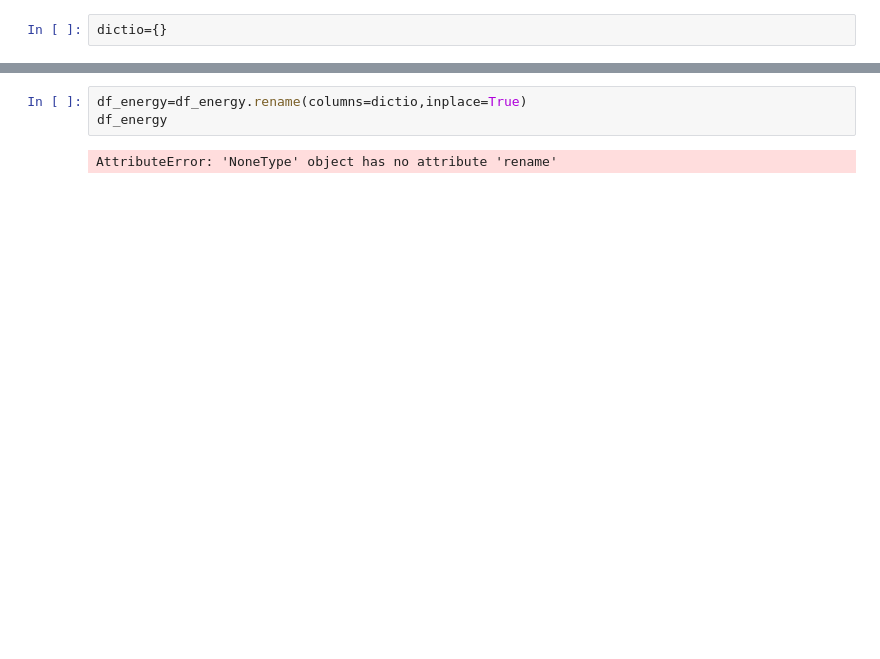
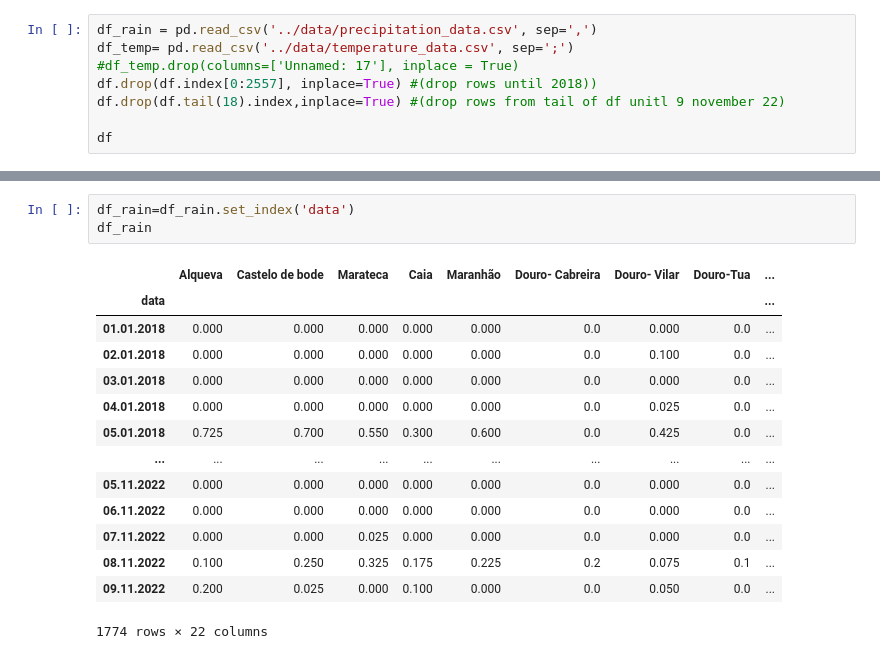
Before and after one commit to Migueldecrayencour/how_green_can_we_go_final, a Jupyter notebook: percipitation_data/machine_learning.ipynb, the cells around one changed output, grey strips where cells are left out. Drawn from its saved outputs; the diff is of its cells as text; blank space fills up the shorter version.

```diff
--- a/percipitation_data/machine_learning.ipynb
+++ b/percipitation_data/machine_learning.ipynb
@@ -76,2 +32,8 @@ lis=['Total_Production',
 # %%
-dictio={}
+df_rain = pd.read_csv('../data/precipitation_data.csv', sep=',')
+df_temp= pd.read_csv('../data/temperature_data.csv', sep=';')
+#df_temp.drop(columns=['Unnamed: 17'], inplace = True)
+df.drop(df.index[0:2557], inplace=True) #(drop rows until 2018))
+df.drop(df.tail(18).index,inplace=True) #(drop rows from tail of df unitl 9 november 22)
+
+df
@@ -78,5 +59,18 @@ dictio={}
 # %%
-df_energy=df_energy.rename(columns=dictio,inplace=True)
-df_energy
+df_rain=df_rain.set_index('data')
+df_rain
 # %% [output]
+|  | Alqueva | Castelo de bode | Marateca | Caia | Maranhão | Douro- Cabreira | Douro- Vilar | Douro-Tua | ... |
+| data |  |  |  |  |  |  |  |  | ... |
+| 01.01.2018 | 0.000 | 0.000 | 0.000 | 0.000 | 0.000 | 0.0 | 0.000 | 0.0 | ... |
+| 02.01.2018 | 0.000 | 0.000 | 0.000 | 0.000 | 0.000 | 0.0 | 0.100 | 0.0 | ... |
+| 03.01.2018 | 0.000 | 0.000 | 0.000 | 0.000 | 0.000 | 0.0 | 0.000 | 0.0 | ... |
+| 04.01.2018 | 0.000 | 0.000 | 0.000 | 0.000 | 0.000 | 0.0 | 0.025 | 0.0 | ... |
+| 05.01.2018 | 0.725 | 0.700 | 0.550 | 0.300 | 0.600 | 0.0 | 0.425 | 0.0 | ... |
+| ... | ... | ... | ... | ... | ... | ... | ... | ... | ... |
+| 05.11.2022 | 0.000 | 0.000 | 0.000 | 0.000 | 0.000 | 0.0 | 0.000 | 0.0 | ... |
+| 06.11.2022 | 0.000 | 0.000 | 0.000 | 0.000 | 0.000 | 0.0 | 0.000 | 0.0 | ... |
+| 07.11.2022 | 0.000 | 0.000 | 0.025 | 0.000 | 0.000 | 0.0 | 0.000 | 0.0 | ... |
+| 08.11.2022 | 0.100 | 0.250 | 0.325 | 0.175 | 0.225 | 0.2 | 0.075 | 0.1 | ... |
+| 09.11.2022 | 0.200 | 0.025 | 0.000 | 0.100 | 0.000 | 0.0 | 0.050 | 0.0 | ... |
-AttributeError: 'NoneType' object has no attribute 'rename'
+1774 rows × 22 columns
```
Also changed, not shown: parts of 10 cells of this notebook, 15 other files.
